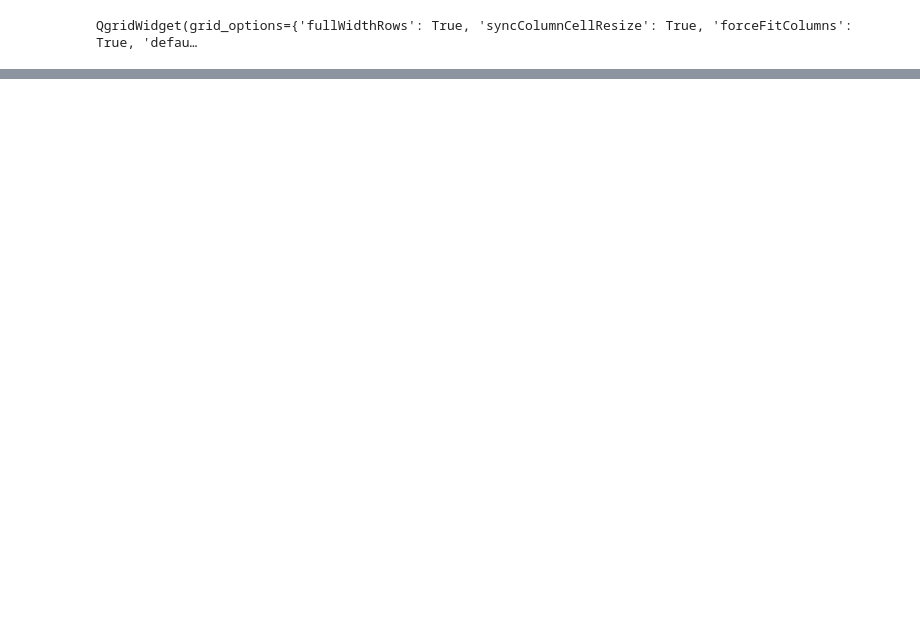
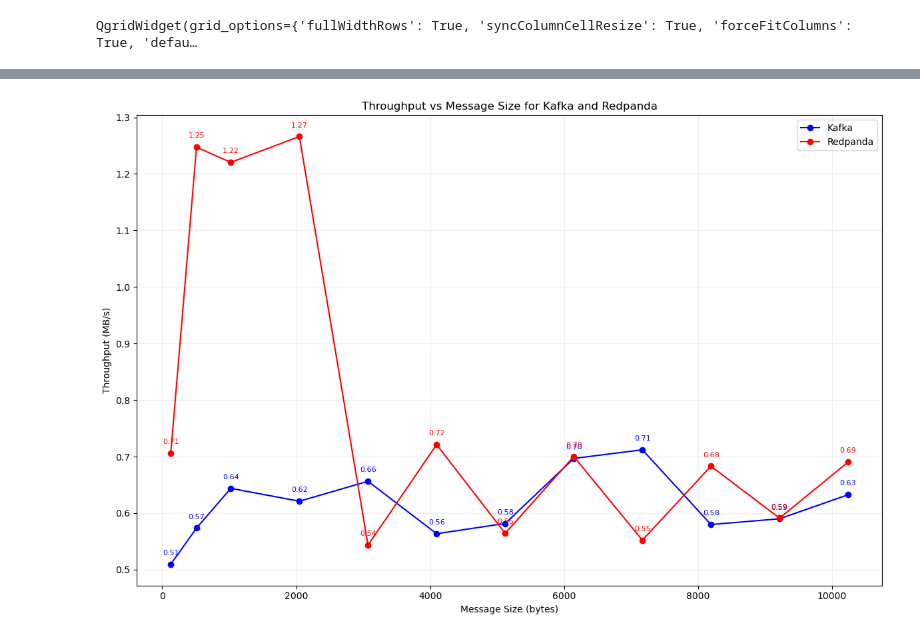
Before and after one commit to stream-energy/greenflow, a Jupyter notebook: analysis.ipynb, the cells around one changed output, grey strips where cells are left out. Saved outputs shown, nothing was run; the diff lists cells and outputs as text; code cells hidden in the pictures; blank space fills up the shorter version.

```diff
--- a/analysis.ipynb
+++ b/analysis.ipynb
@@ -281,0 +181,39 @@ plt.show()
+# %%
+# Create a new figure for comparing the throughput
+fig, ax = plt.subplots(figsize=(12, 8))
+
+# Plot Kafka throughput
+ax.plot(kafka_last_points.index, kafka_last_points["throughput_per_watt"],
+        linestyle="-", marker="o", color="blue", label="Kafka")
+
+# Plot Redpanda throughput
+ax.plot(redpanda_last_points.index, redpanda_last_points["throughput_per_watt"],
+        linestyle="-", marker="o", color="red", label="Redpanda")
+
+ax.set_title("Throughput vs Message Size for Kafka and Redpanda")
+ax.set_xlabel("Message Size (bytes)")
+ax.set_ylabel("Throughput (MB/s)")
+# ax.set_xscale('log')  # Set x-axis to logarithmic scale
+# ax.set_yscale('log')  # Set y-axis to logarithmic scale
+
+# Add legend
+ax.legend()
+
+# Add grid
+ax.grid(True, which="both", ls="-", alpha=0.2)
+
+# Annotate data points
+for data, color in [(kafka_last_points, "blue"), (redpanda_last_points, "red")]:
+    for idx, row in data.iterrows():
+        ax.annotate(f"{row['throughput_per_watt']:.2f}",
+                    (idx, row['throughput_per_watt']),
+                    textcoords="offset points",
+                    xytext=(0,10),
+                    ha='center',
+                    color=color,
+                    fontsize=8)
+
+plt.tight_layout()
+plt.show()
+# %% [output]
+[figure, added]
```
Also changed, not shown: parts of 7 cells of this notebook, 10 other files.
